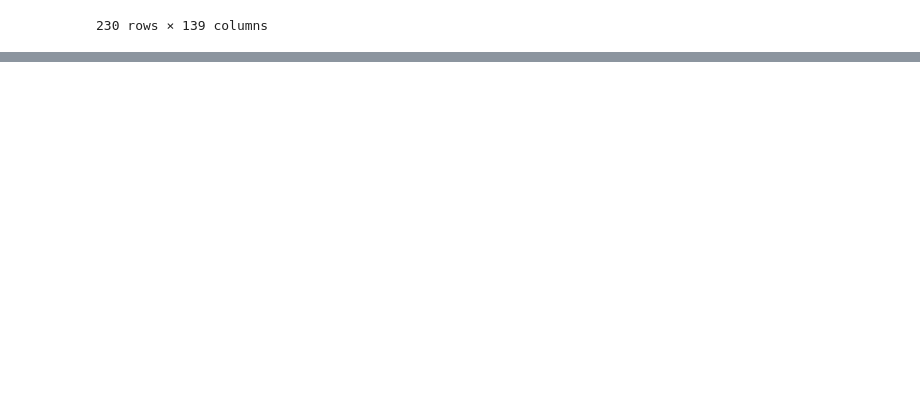
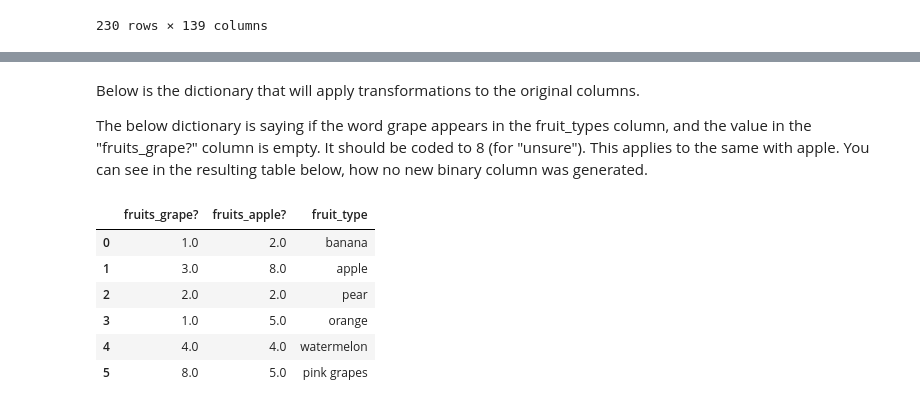
Before and after one commit to Flamewater26/demo_code, a Jupyter notebook: Demo 2/demo2.ipynb, the cells around one changed output, grey strips where cells are left out. Drawn from its saved outputs; the diff is of its cells as text; code cells hidden in the pictures; blank space fills up the shorter version.

```diff
--- a/Demo 2/demo2.ipynb
+++ b/Demo 2/demo2.ipynb
@@ -230,0 +252,14 @@ treatments
+# %%
+def repeat_conversions(df, col, word_dict):
+
+    # df[col] = df[col].str.lower() # lower-case the data
+    # df[col] = df[col].apply(lambda x: re.sub(r'\s+', ' ', x)) # removing extra spaces
+
+    for word in word_dict:
+        regex = '|'.join([re.escape(word) for word in word_dict[word]])
+        regex = rf".*\b({regex})\b.*"
+
+        for index, row in df.iterrows():
+            if pd.isna(row[word]) and re.search(regex, row[col]): # If empty + matches search criteria
+                df.loc[index, word] = 8 # Replacing the value, with 8
+                print(f"Row {index} for column {word} has been adjusted")
@@ -230,0 +287,21 @@ treatments
+# %% [markdown]
+Below is the dictionary that will apply transformations to the original columns.
+
+The below dictionary is saying if the word grape appears in the fruit_types column, and the value in the "fruits_grape?" column is empty. It should be coded to 8 (for "unsure"). This applies to the same with apple.
+You can see in the resulting table below, how no new binary column was generated.
+# %%
+fruit_duplicates = {
+    "fruits_grape?": ["grapes"],
+    "fruits_apple?": ["apple"]
+}
+
+repeat_conversions(demo_df, 'fruit_type', fruit_duplicates)
+demo_df
+# %% [output]
+|  | fruits_grape? | fruits_apple? | fruit_type |
+| 0 | 1.0 | 2.0 | banana |
+| 1 | 3.0 | 8.0 | apple |
+| 2 | 2.0 | 2.0 | pear |
+| 3 | 1.0 | 5.0 | orange |
+| 4 | 4.0 | 4.0 | watermelon |
+| 5 | 8.0 | 5.0 | pink grapes |
```
Also changed, not shown: parts of 16 cells of this notebook.
